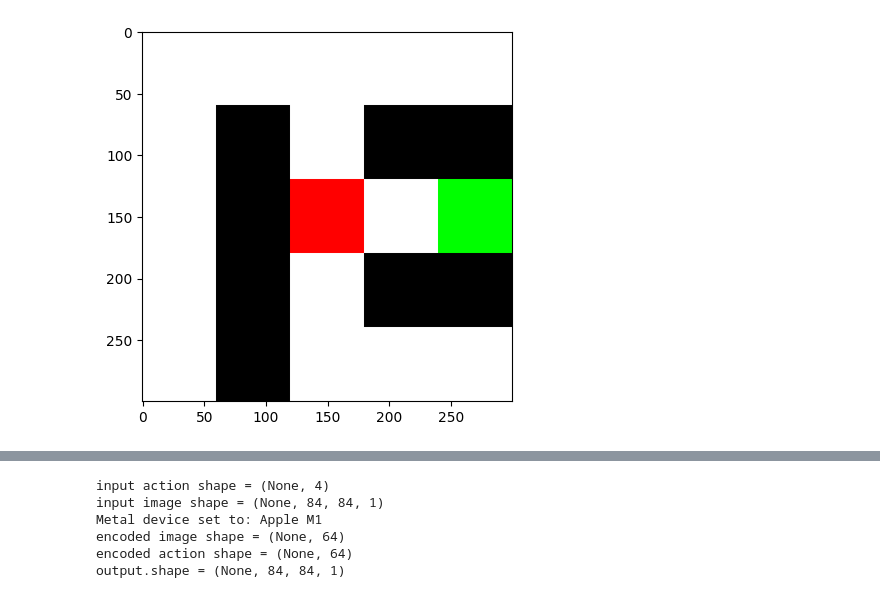
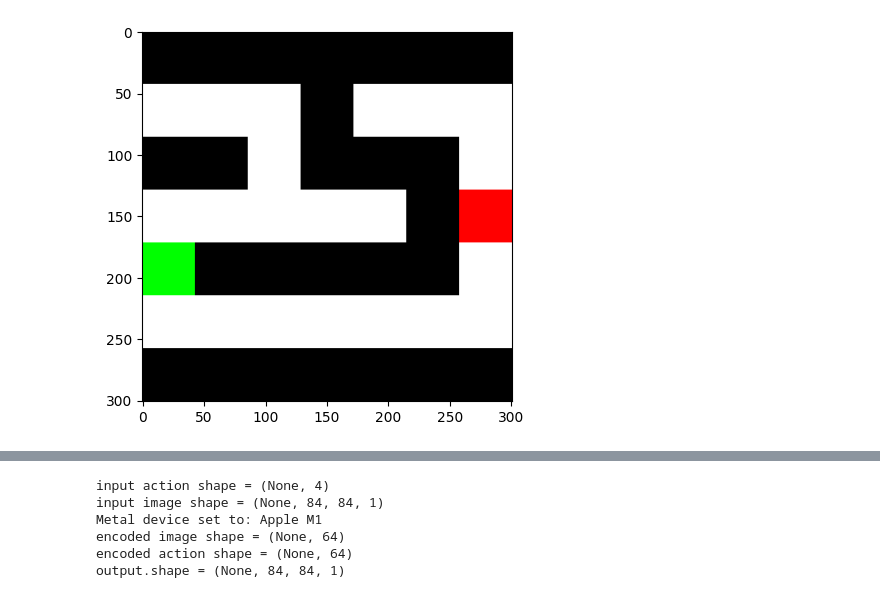
Before and after one commit to ahan98/deep_maze, a Jupyter notebook: demo.ipynb, the cells around one changed output, grey strips where cells are left out. Cells and saved outputs as stored; diff of their text form; code cells hidden in the pictures.

```diff
--- a/demo.ipynb
+++ b/demo.ipynb
@@ -16,10 +16,12 @@ env.reset();
 # %%
 # to check that model is correctly training, start with simpler maze
-env = gym.make("cair_maze:MazeEnv-v0", render_mode="jupyter", width=5, height=5)
 
+# maze_generator = "randomized_prim"
+env = gym.make("cair_maze:MazeEnv-v0", render_mode="jupyter",
+               width=7, height=7, maze_generator="recursive_backtracking")
 env.reset();
 # %% [output]
-[figure, old version]
+[figure, new version]
 # %%
 env.solve()
 # %% [output]
```
Also changed, not shown: parts of 4 cells of this notebook, 2 other files.
